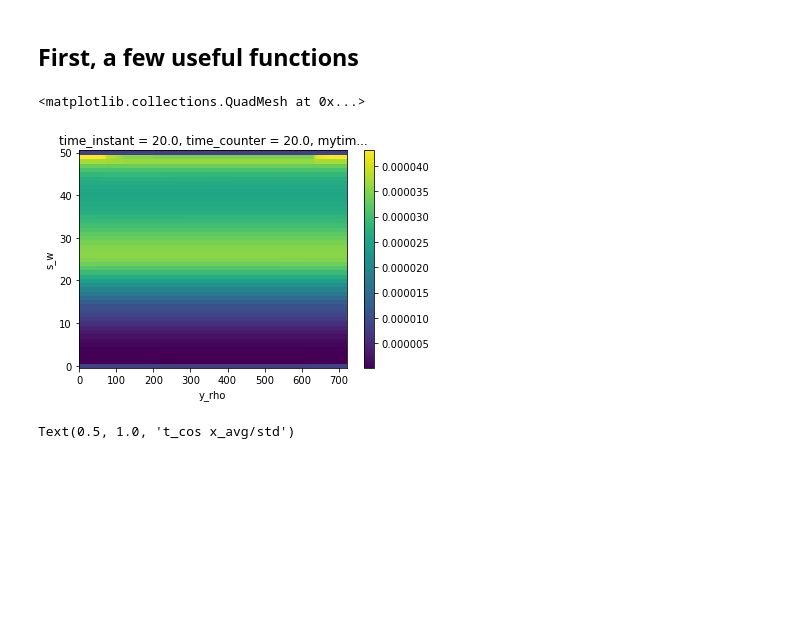
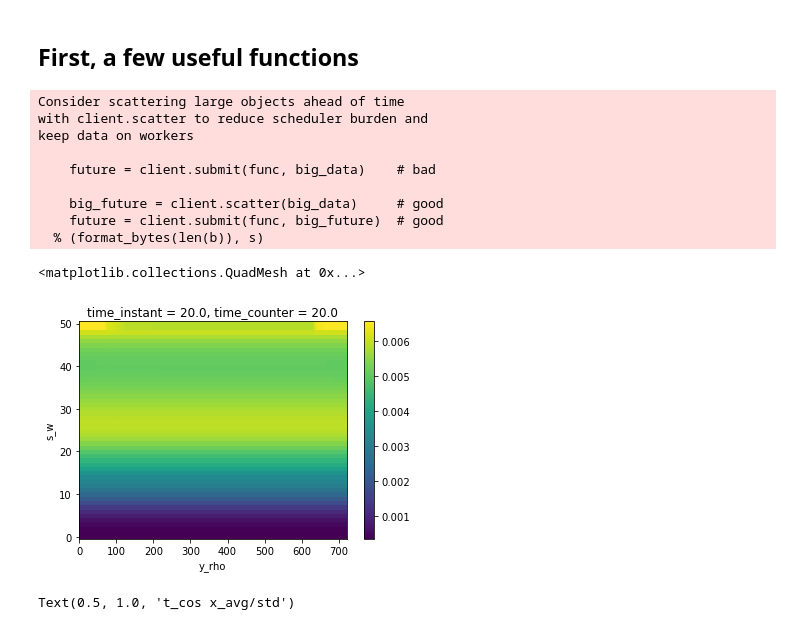
Before and after one commit to slgentil/croco, a Jupyter notebook: tutorials/dev/DiagDynCSW_proj_white.ipynb, the cells around one changed output. Drawn from its saved outputs; the diff is of its cells as text; code cells hidden in the pictures; blank space fills up the shorter version.

```diff
--- a/tutorials/dev/DiagDynCSW_proj_white.ipynb
+++ b/tutorials/dev/DiagDynCSW_proj_white.ipynb
@@ -39,10 +39,7 @@ gparams = {'f0': 1.0313e-4, 'beta': 1.6186e-11}
 grav = 9.81
 r = pp.CROCOrun(root_path+run, prefix='file_', open_nc=[], grid_params=gparams, verbose=True)
 
-### fixing a few stuff. WARNING quick & dirty
-# time is nan
-r['his'].coords['mytime'] = xr.DataArray(np.arange(r['his']["time"].size), dims=["time"])
-# r['his']
+r['his']
 # %% [output]
 Analysing directory /home/datawork-lops-osi/equinox/jetn/jet_cfg1_wp0_noperturb_0a100j_floats_lev50_itide/
 Found 1 segments
@@ -183,23 +197,49 @@ def z2zwoy(data, zz, zmoy=zwoy):
                     dask='parallelized', output_dtypes=[np.float64])
     return prov.assign_coords(z_w=zwoy)
 # %%
+def N2Profile(run, strat, z, g=9.81):
+    """
+    Method to compute the N2 profile :
+    """
+    grid = run.ds['his'].attrs['xgcm-Grid']
+    N2 = -g/run.params['rho0'] * grid.diff(strat,'s') / grid.diff(z,'s')
+    ### s_w should be corrected (read in file), hence s_w(bottom)=-1, s_w(surface)=0
+    Nz = N2.s_w.size
+
+    N2 = N2.where(N2.s_w > 0, other=0)#.values = 0*N2.isel(s_w=1).values
+    N2 = N2.where(N2.s_w < Nz-1, other=0)
+    N2bot = N2.shift(s_w=-1).where(N2.s_w == 0, other=0)
+    N2top = N2.shift(s_w=1).where(N2.s_w == Nz-1, other=0)
+    N2 += N2bot + N2top
+    #N2.loc[dict(s_w=Nz-1)].values = 0*N2.isel(s_w=-2).values
+    return N2
+
 z_rho = get_z(r, zeta=dsm.ssh_a, h=dsm.h, vgrid="r", hgrid="r")
 Tmoy = z2zmoy(dsm.T_a, z_rho)
 Tmoy = Tmoy.mean("x_rho").persist()
 N2 = N2Profile(r,Tmoy,zmoy).chunk({"s_w":-1})
 N2 = N2.assign_coords(z_w=zwoy).persist()
 
 ### some bricolage in case N2<0
 Nmin = 1e-8
 prov = N2.values<0
 if (N2<=0).any():
     print("wow, I had to fix {0}/{1} negative values in N^2".format(prov.sum(),prov.size))
     N2 = N2.where(N2>Nmin, Nmin)
 
-N2.plot()
+np.sqrt(N2).plot()
 # %% [output]
-<matplotlib.collections.QuadMesh at 0x...>
+Consider scattering large objects ahead of time
+with client.scatter to reduce scheduler burden and
+keep data on workers
+
+    future = client.submit(func, big_data)    # bad
+
+    big_future = client.scatter(big_data)     # good
+    future = client.submit(func, big_future)  # good
+  % (format_bytes(len(b)), s)
+<matplotlib.collections.QuadMesh at 0x...>
-[figure, old version]
+[figure, new version]
 # %%
 ### Plot SSH: avg, t_cos, mean and std
 
```
Also changed, not shown: parts of 23 cells of this notebook, 3 other files.
